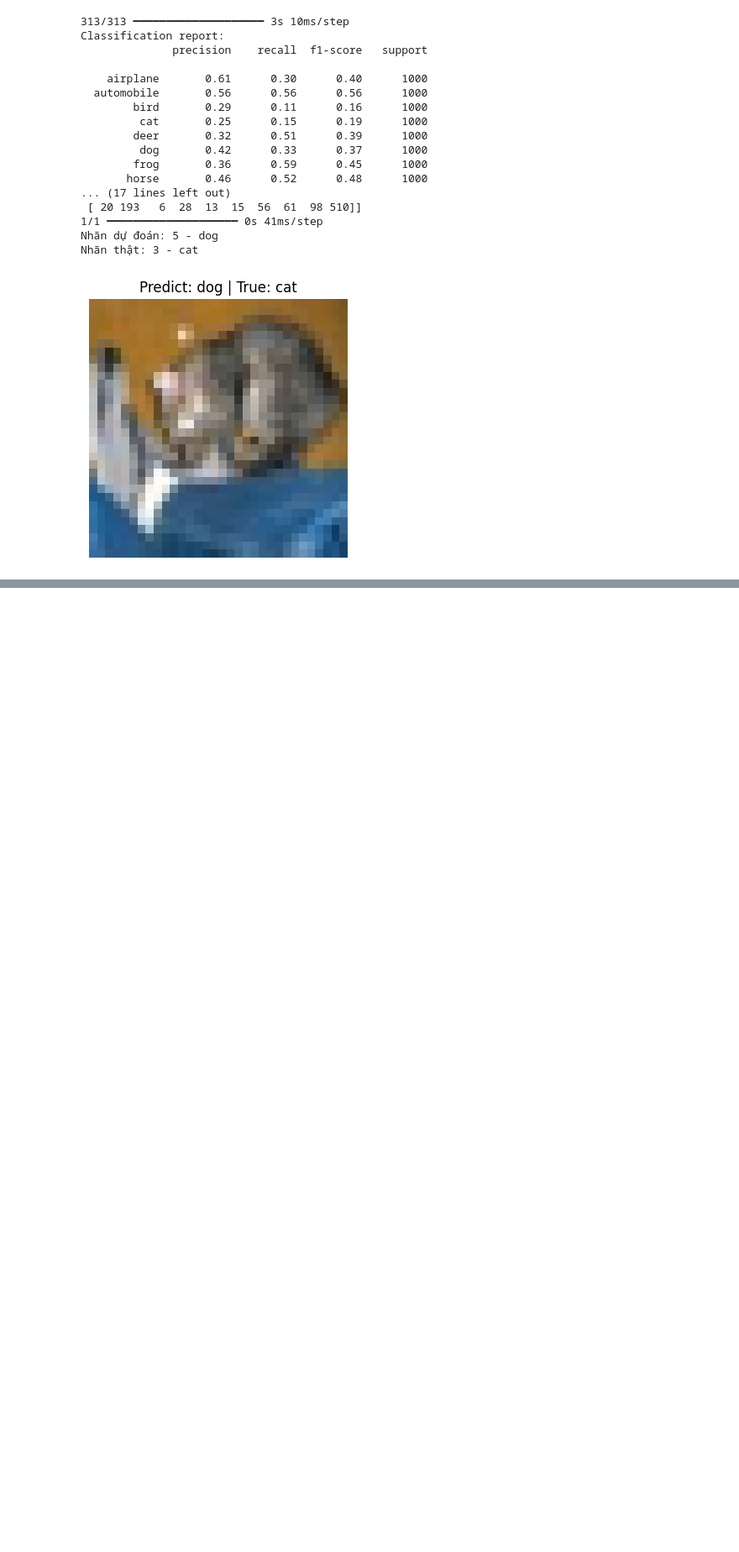
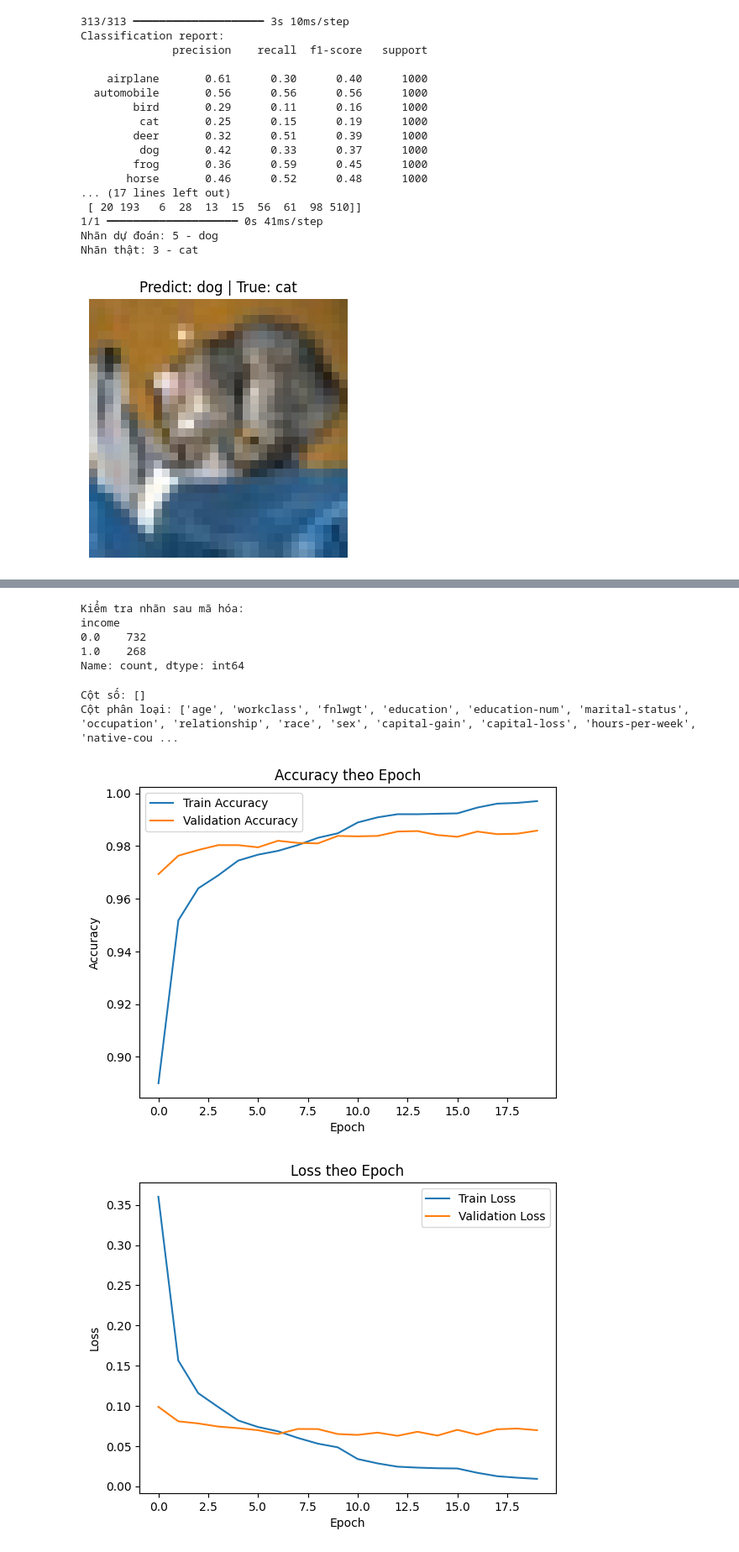
Before and after one commit to I7411/THDeepLearning, a Jupyter notebook: ANN.ipynb, the cells around one changed output, grey strips where cells are left out. Shown at 84% size. Saved outputs shown, nothing was run; the diff lists cells and outputs as text; code cells hidden in the pictures; blank space fills up the shorter version.

```diff
--- a/ANN.ipynb
+++ b/ANN.ipynb
@@ -1216,0 +3141,27 @@ Nhãn thật: 3 - cat
+# %%
+X = df.iloc[:, :-1]
+y = df.iloc[:, -1]
+
+# Mã hóa nhãn
+y = y.map({
+    "<=50K": 0,
+    ">50K": 1
+})
+
+print("Kiểm tra nhãn sau mã hóa:")
+print(y.value_counts())
+# %% [output]
+Kiểm tra nhãn sau mã hóa:
+income
+0.0    732
+1.0    268
+Name: count, dtype: int64
+# %%
+numeric_features = X.select_dtypes(include=["int64", "float64"]).columns.tolist()
+categorical_features = X.select_dtypes(include=["object"]).columns.tolist()
+
+print("Cột số:", numeric_features)
+print("Cột phân loại:", categorical_features)
+# %% [output]
+Cột số: []
+Cột phân loại: ['age', 'workclass', 'fnlwgt', 'education', 'education-num', 'marital-status', 'occupation', 'relationship', 'race', 'sex', 'capital-gain', 'capital-loss', 'hours-per-week', 'native-cou ...
@@ -1216,0 +3175,23 @@ Nhãn thật: 3 - cat
+# %%
+import matplotlib.pyplot as plt
+
+plt.figure()
+plt.plot(history.history["accuracy"], label="Train Accuracy")
+plt.plot(history.history["val_accuracy"], label="Validation Accuracy")
+plt.xlabel("Epoch")
+plt.ylabel("Accuracy")
+plt.legend()
+plt.title("Accuracy theo Epoch")
+plt.show()
+
+plt.figure()
+plt.plot(history.history["loss"], label="Train Loss")
+plt.plot(history.history["val_loss"], label="Validation Loss")
+plt.xlabel("Epoch")
+plt.ylabel("Loss")
+plt.legend()
+plt.title("Loss theo Epoch")
+plt.show()
+# %% [output]
+[figure, added]
+[figure, added]
```
Also changed, not shown: parts of 43 cells of this notebook.
